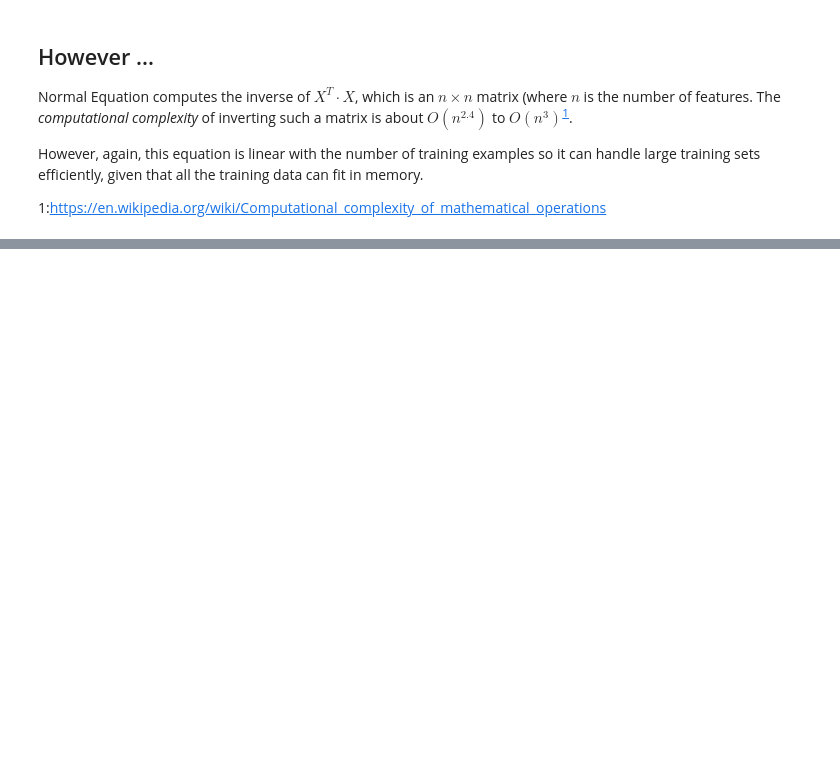
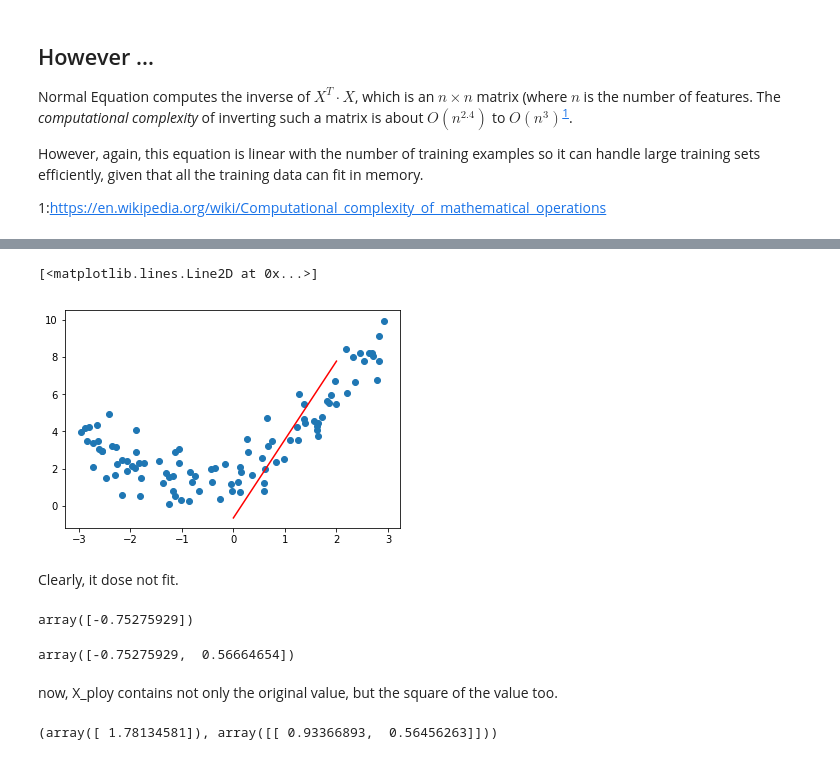
Before and after one commit to YingzhiGou/AI-Meetup-Decision-Systems-Lab-UOW, a Jupyter notebook: tutorial/machine_learning_with_python/03_closer_look_at_training.ipynb, the cells around one changed output, grey strips where cells are left out. Drawn from its saved outputs; the diff is of its cells as text; code cells hidden in the pictures; blank space fills up the shorter version.

```diff
--- a/tutorial/machine_learning_with_python/03_closer_look_at_training.ipynb
+++ b/tutorial/machine_learning_with_python/03_closer_look_at_training.ipynb
@@ -139,0 +218,26 @@ NOTE: The notation of the diagram are different from ours
+# %%
+plt.scatter(X, y)
+plt.plot(X_new, lin_reg.predict([[-5],[5]]), "r-")
+# %% [output]
+[<matplotlib.lines.Line2D at 0x...>]
+[figure, added]
+# %% [markdown]
+Clearly, it dose not fit.
+# %%
+from sklearn.preprocessing import PolynomialFeatures
+poly_features = PolynomialFeatures(degree=2, include_bias=False)
+X_poly = poly_features.fit_transform(X)
+X[0]
+# %% [output]
+array([-0.75275929])
+# %%
+X_poly[0]
+# %% [output]
+array([-0.75275929,  0.56664654])
+# %% [markdown]
+now, X_ploy contains not only the original value, but the square of the value too.
+# %%
+lin_reg.fit(X_poly, y)
+lin_reg.intercept_, lin_reg.coef_
+# %% [output]
+(array([ 1.78134581]), array([[ 0.93366893,  0.56456263]]))
```
Also changed, not shown: parts of 16 cells of this notebook.
